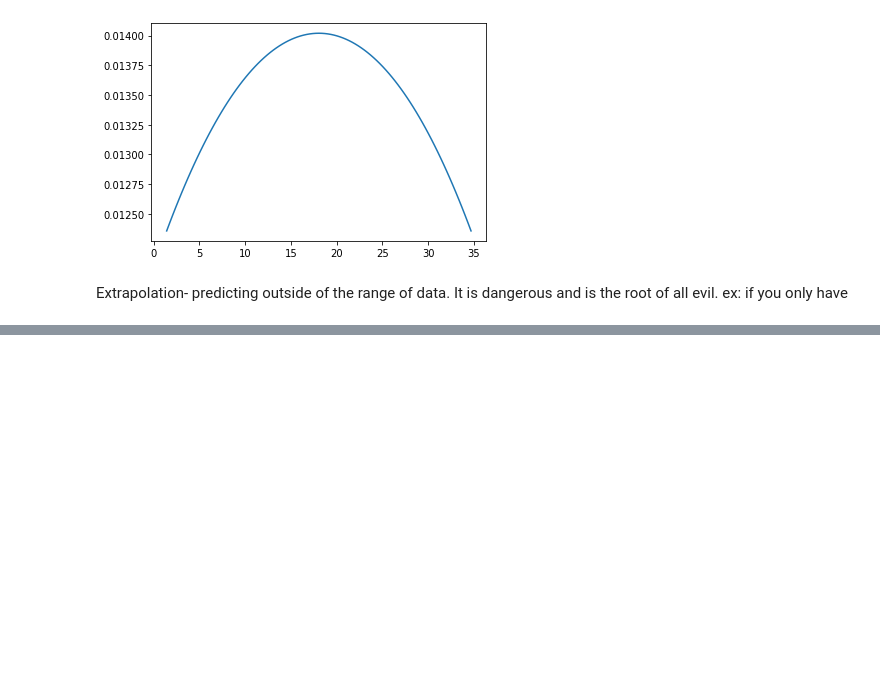
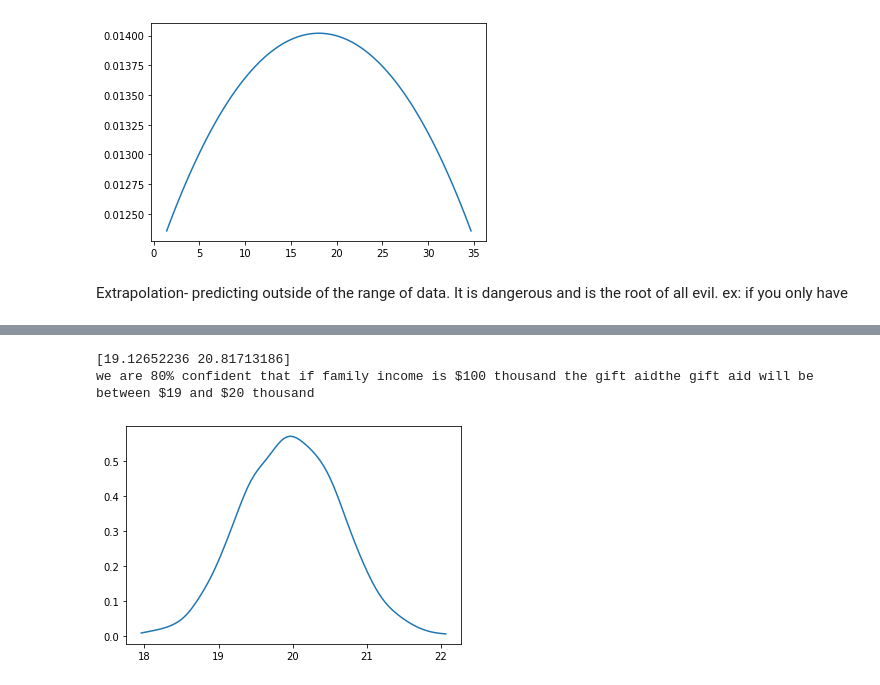
Before and after one commit to josephmlev/levine_j_math_314, a Jupyter notebook: notes/Class_notes_9.23-.ipynb, the cells around one changed output, grey strips where cells are left out. Drawn from its saved outputs; the diff is of its cells as text; code cells hidden in the pictures; blank space fills up the shorter version.

```diff
--- a/notes/Class_notes_9.23-.ipynb
+++ b/notes/Class_notes_9.23-.ipynb
@@ -1182,0 +1240,2 @@ Extrapolation- predicting outside of the range of data. It is dangerous and is t
+# %%
+betas = bootstrap(yX, 1001, optim)
@@ -1182,0 +1255,14 @@ Extrapolation- predicting outside of the range of data. It is dangerous and is t
+# %%
+#with $100,000 find a confadance interval of the expected aid
+R = 1001
+giftaidhat = np.full(R, np.nan)
+for i in range(R):
+    giftaidhat[i] = np.sum(betas[i, :] * np.asarray([1, 100]))
+bp.density(giftaidhat)
+print(np.percentile(giftaidhat, [10,90], axis = 0).T)
+print('we are 80% confident that if family income is $100 thousand the gift aid\
+the gift aid will be between $19 and $20 thousand')
+# %% [output]
+[19.12652236 20.81713186]
+we are 80% confident that if family income is $100 thousand the gift aidthe gift aid will be between $19 and $20 thousand
+[figure, added]
```
Also changed, not shown: parts of 37 cells of this notebook.
